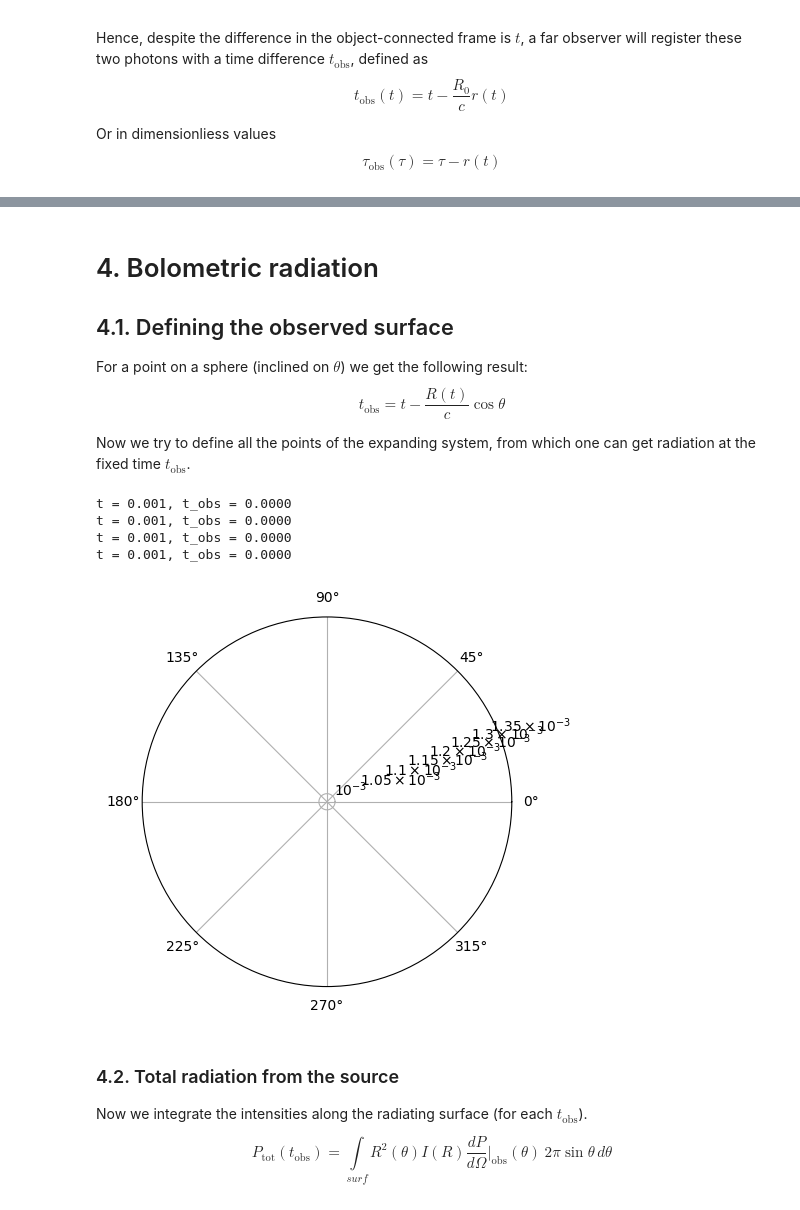
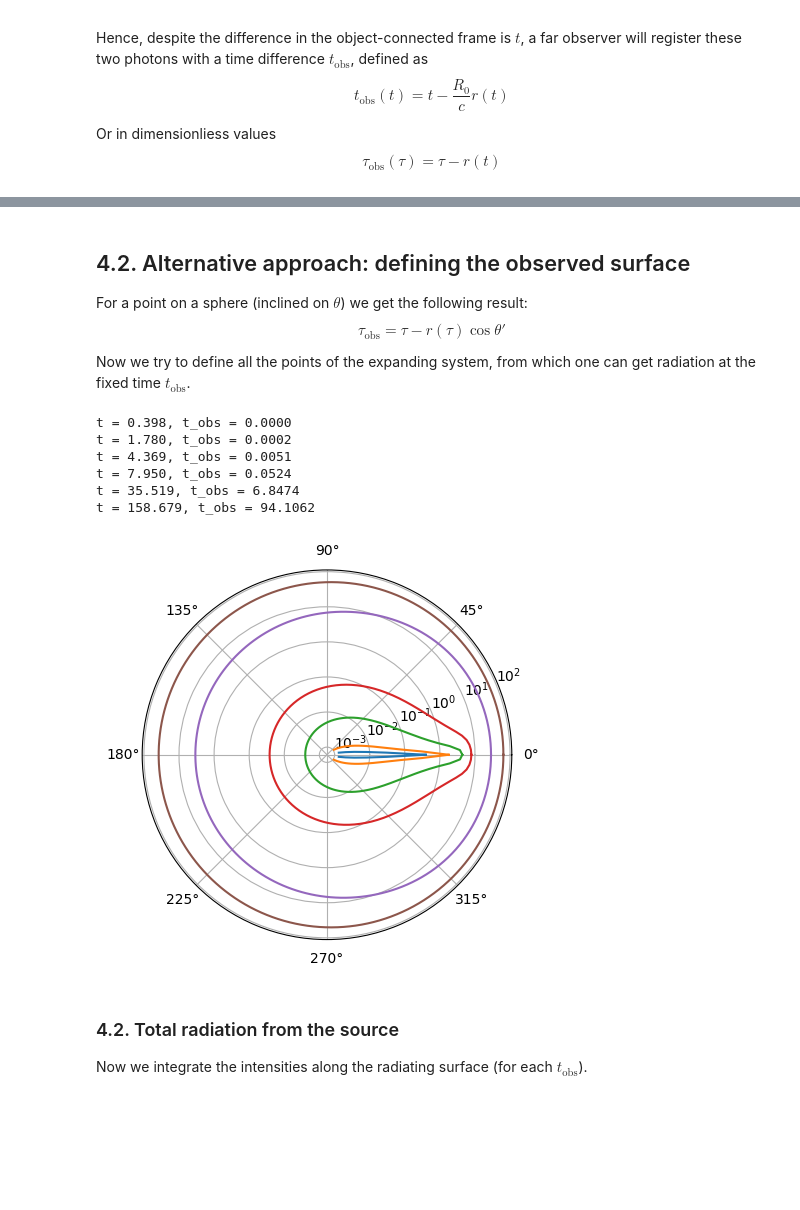
Before and after one commit to KleimenovM/GRBRemnant, a Jupyter notebook: Kleimenov_Schwenkreis_-_Gamma-ray_birsts.ipynb, the cells around one changed output, grey strips where cells are left out. Cells and saved outputs as stored; diff of their text form; code cells hidden in the pictures; blank space fills up the shorter version.

```diff
--- a/Kleimenov_Schwenkreis_-_Gamma-ray_birsts.ipynb
+++ b/Kleimenov_Schwenkreis_-_Gamma-ray_birsts.ipynb
@@ -430,0 +457,7 @@ plt.show()
+# %%
+D = 1000  # in units of R0
+
+def flux(tau, tau0, r0, gamma, e0):
+    beta = np.sqrt(1 - gamma**(-2))
+    dtau_obs = (1 - beta) / beta * r0
+    return (4 * np.pi * D**2)**(-1) * 2*e0 / dtau_obs * (1 + (tau - tau0) / dtau_obs)**(-3)
@@ -430,0 +507,21 @@ plt.show()
+# %%
+gammas = gamma_star(radius_values, gamma0)
+dg_dt = np.diff(gammas) / np.diff(t_obs)
+
+dt_obs = (radius_values / 2 * gammas)[1:]
+
+fluxes = np.zeros(len(t_obs))
+t_prev = t_obs[0]
+for i, t in enumerate(t_obs):
+    if i == 0:
+        continue
+    fluxes[i] = np.sum(flux(t, t_obs[1:], radius_values[1:], gammas[1:], -dg_dt) * np.diff(t_obs))
+    t_prev = t
+# %%
+plt.plot(t_obs, fluxes, linewidth=3)
+for i in range(20):
+    k = i**3
+    plt.plot(t_obs[:-1], flux(t_obs[k], t_obs[1:], radius_values[1:], gammas[1:], -dg_dt[k]) * np.diff(time_values)[k], color='black', alpha=.5)
+plt.xscale('log')
+plt.yscale('log')
+plt.ylim(1e-13, 1e5)
@@ -431,10 +531,8 @@ plt.show()
 # %% [markdown]
-# 4. Bolometric radiation
-
-## 4.1. Defining the observed surface
+## 4.2. Alternative approach: defining the observed surface
 
 For a point on a sphere (inclined on $\theta$) we get the following result:
-$$ t_\mathrm{obs} = t - \frac{R(t)}{c}\cos\theta $$
+$$ \tau_\mathrm{obs} = \tau - r(\tau)\cos\theta' $$
 
 Now we try to define all the points of the expanding system, from which one can get radiation at the fixed time $t_\mathrm{obs}$.
 # %%
@@ -445,7 +541,7 @@ R0, C = 1, 1
 def get_the_times(i, t_values, r_values):
     thetas = np.linspace(0, 2 *np.pi, 180)  # an array of available angles
 
-    t_obs = t_values[i] - R0 / C * r_values[i]
+    t_obs = t_values[i] - r_values[i]
     print(f"t = {t_values[i]:.3f}, t_obs = {t_obs:.4f}")
     r_of_t = interp1d(t_values, r_values, kind='cubic')
 
@@ -460,23 +556,23 @@ def get_the_times(i, t_values, r_values):
     return res
 # %%
 plt.polar()
-time_indices = [20, 100, 1000, 10000]
+time_indices = [2000, 2500, 2800, 3000, 3500, 4000]
 for i in time_indices:
-    data = get_the_times(i, r1.t, r1.y[0])
+    data = get_the_times(i, time_values, radius_values)
     r, theta = data[0], data[1]
 
     plt.plot(data[1], data[0])
     plt.yscale('log')
 plt.show()
 # %% [output]
-t = 0.001, t_obs = 0.0000
-t = 0.001, t_obs = 0.0000
-t = 0.001, t_obs = 0.0000
-t = 0.001, t_obs = 0.0000
+t = 0.398, t_obs = 0.0000
+t = 1.780, t_obs = 0.0002
+t = 4.369, t_obs = 0.0051
+t = 7.950, t_obs = 0.0524
+t = 35.519, t_obs = 6.8474
+t = 158.679, t_obs = 94.1062
-[figure, old version]
+[figure, new version]
 # %% [markdown]
 ### 4.2. Total radiation from the source
 
 Now we integrate the intensities along the radiating surface (for each $t_\mathrm{obs}$).
-
-$$ P_\mathrm{tot}(t_\mathrm{obs}) = \int\limits_{surf} R^2(\theta) I(R) \dfrac{dP}{d\Omega}\Bigg|_\mathrm{obs}(\theta)~2\pi\sin\theta\,d\theta $$
```
Also changed, not shown: parts of 15 cells of this notebook.
